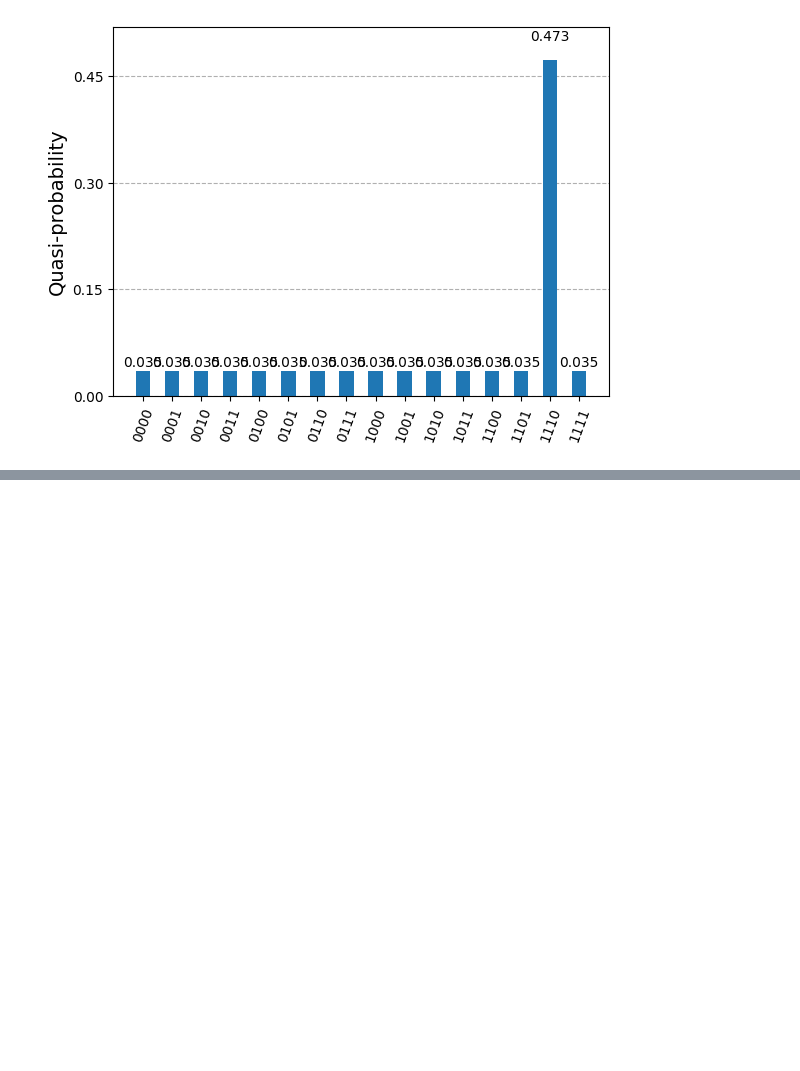
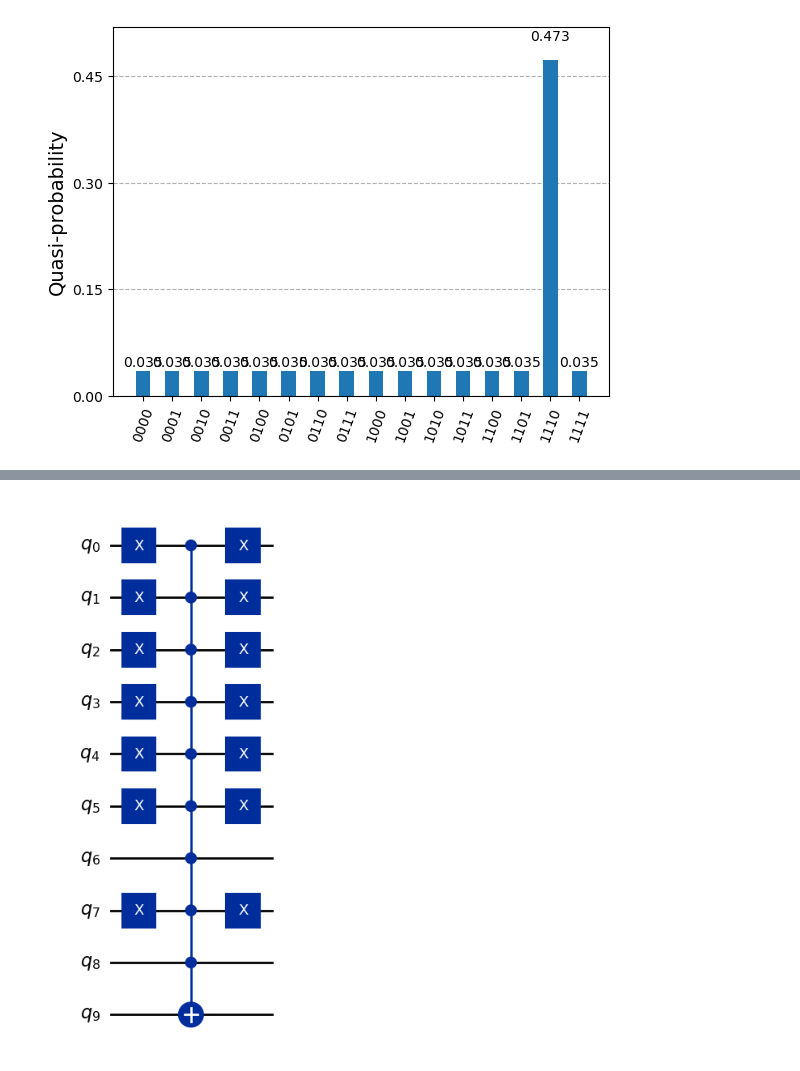
Before and after one commit to skingham/londonmet_quantum_tutorials, a Jupyter notebook: notebooks/week_3-grover.ipynb, the cells around one changed output, grey strips where cells are left out. Saved outputs shown, nothing was run; the diff lists cells and outputs as text; code cells hidden in the pictures; blank space fills up the shorter version.

```diff
--- a/notebooks/week_3-grover.ipynb
+++ b/notebooks/week_3-grover.ipynb
@@ -467,0 +483,12 @@ except MissingOptionalLibraryError as ex:
+# %%
+cq = QuantumCircuit(10)
+for i in range(6):
+    cq.x(i)
+cq.x(7)
+cq.mcx([0,1,2,3,4,5,6,7,8],9)
+for i in range(6):
+    cq.x(i)
+cq.x(7)
+cq.draw("mpl")
+# %% [output]
+[figure, added]
```
Also changed, not shown: parts of 7 cells of this notebook, 1 other file.
